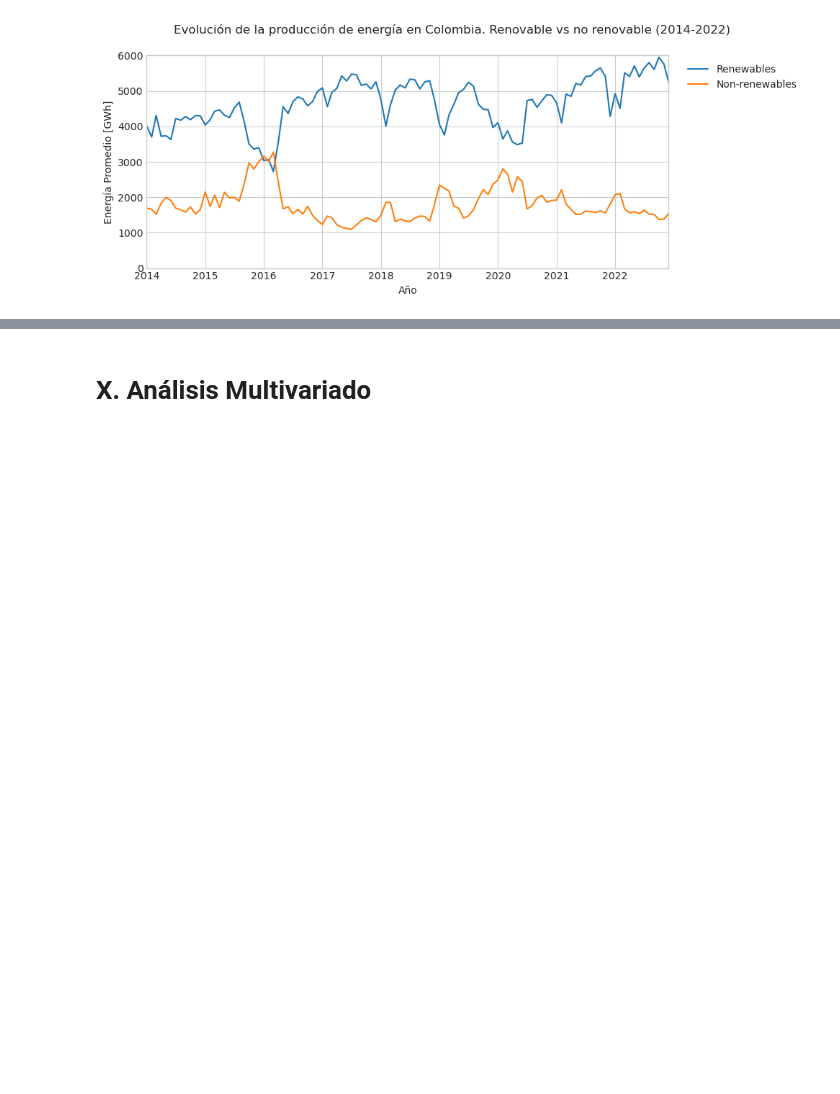
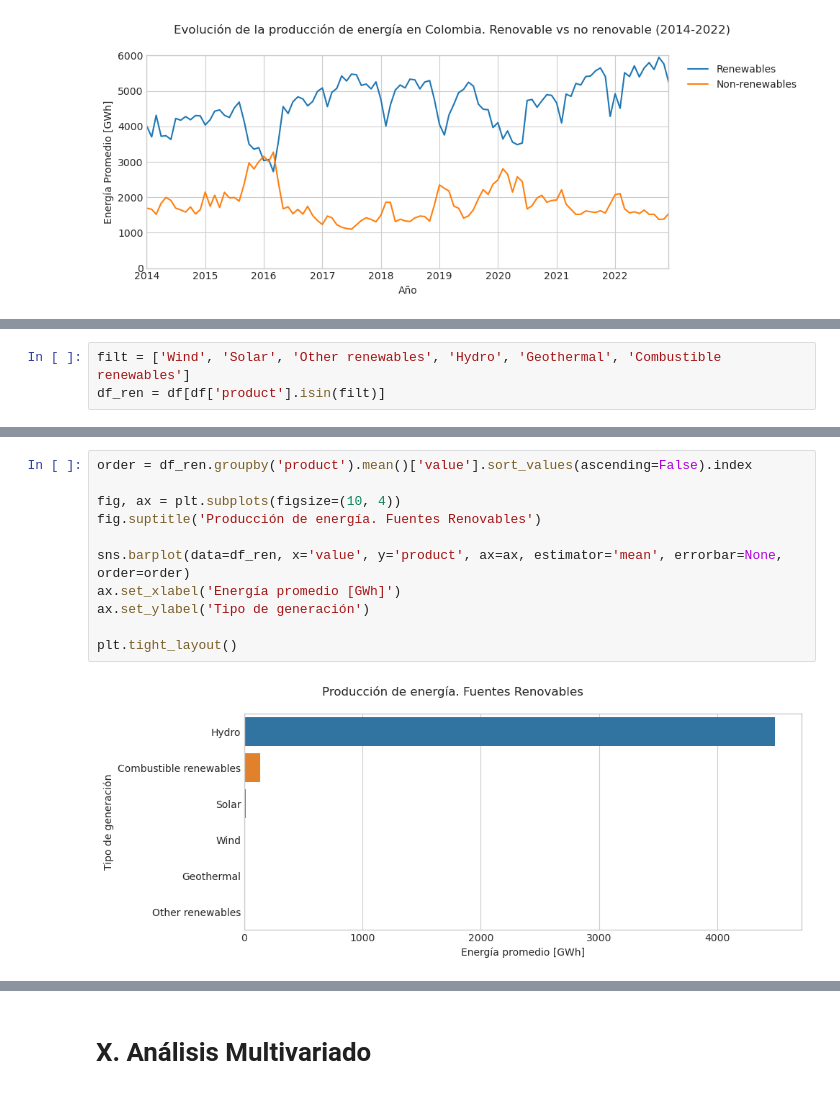
Before and after one commit to JoePortilla/EnergyProductionCol-EDA, a Jupyter notebook: EnergyProductionCol-EDA.ipynb, the cells around one changed output, grey strips where cells are left out. Saved outputs shown, nothing was run; the diff lists cells and outputs as text; blank space fills up the shorter version.

```diff
--- a/EnergyProductionCol-EDA.ipynb
+++ b/EnergyProductionCol-EDA.ipynb
@@ -455,0 +458,3 @@ plt.tight_layout()
+# %%
+filt = ['Wind', 'Solar', 'Other renewables', 'Hydro', 'Geothermal', 'Combustible renewables']
+df_ren = df[df['product'].isin(filt)]
@@ -455,0 +484,13 @@ plt.tight_layout()
+# %%
+order = df_ren.groupby('product').mean()['value'].sort_values(ascending=False).index
+
+fig, ax = plt.subplots(figsize=(10, 4))
+fig.suptitle('Producción de energía. Fuentes Renovables')
+
+sns.barplot(data=df_ren, x='value', y='product', ax=ax, estimator='mean', errorbar=None, order=order)
+ax.set_xlabel('Energía promedio [GWh]')
+ax.set_ylabel('Tipo de generación')
+
+plt.tight_layout()
+# %% [output]
+[figure, added]
```
Also changed, not shown: parts of 18 cells of this notebook.
